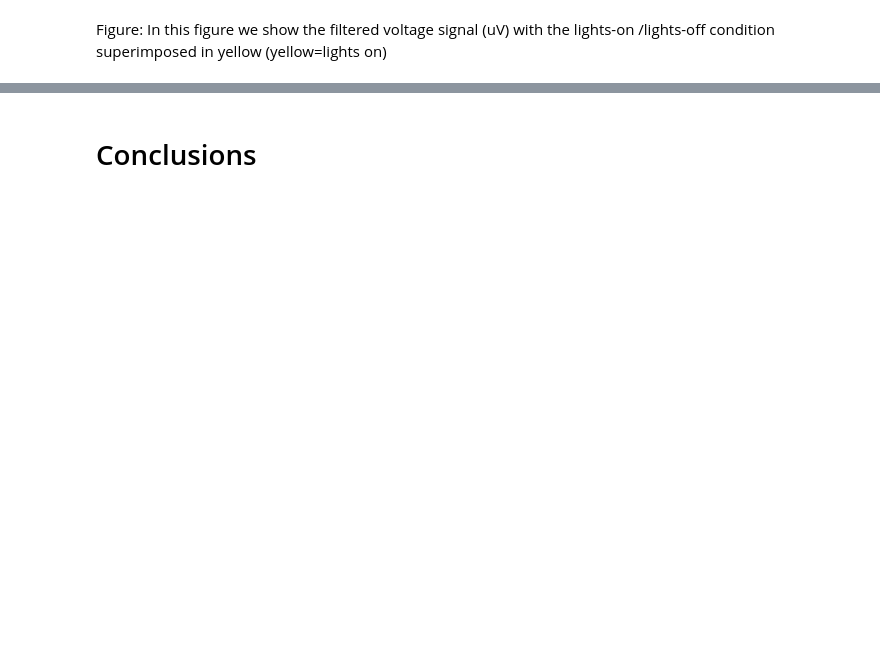
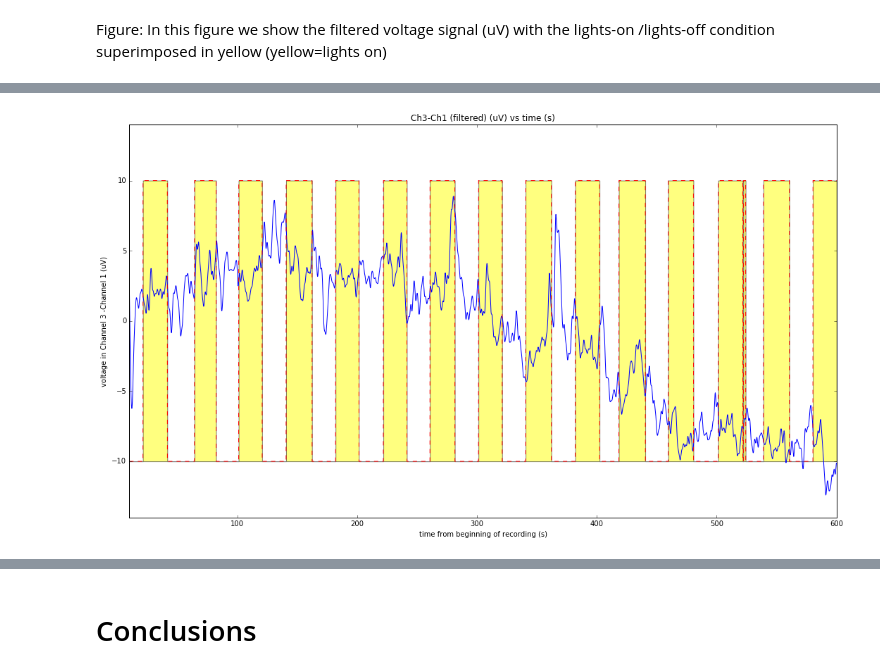
Before and after one commit to giulioruffini/PlantTest, a Jupyter notebook: TeoPlants.ipynb, the cells around one changed output, grey strips where cells are left out. Cells and saved outputs as stored; diff of their text form; code cells hidden in the pictures; blank space fills up the shorter version.

```diff
--- a/TeoPlants.ipynb
+++ b/TeoPlants.ipynb
@@ -200,0 +295,25 @@ Figure: In this figure we show the filtered voltage signal (uV) with the lights-
+# %%
+Df2 = Df - butter_lowpass_filter(detrend(D), cutoff=0.25, fs=500, order=5)
+
+light=u*20-10
+fig = plt.figure(figsize=[18.0, 10])
+plt.plot(d['t'], Df2 ,d['t'], light, 'r--')
+plt.title('Ch3-Ch1 (filtered) (uV) vs time (s)')
+
+#plt.annotate('lights on', xy=(70, -10), xytext=(70, -12),
+#            arrowprops=dict(facecolor='black', shrink=0.05),
+#            )
+
+#plt.annotate('lights off', xy=(45, -10), xytext=(45, -12),
+#            arrowprops=dict(facecolor='black', shrink=0.05),
+#            )
+plt.xlabel('time from beginning of recording (s)')
+plt.ylabel('voltage in Channel 3 -Channel 1 (uV)')
+plt.ylim((-14,14))
+
+plt.xlim((10, 600))
+plt.fill_between(d['t'], min(light), light, facecolor='yellow', alpha=0.5)
+plt.savefig('plantPlot2.png')
+plt.show()
+# %% [output]
+[figure, added]
```
Also changed, not shown: parts of 18 cells of this notebook, 2 other files.
